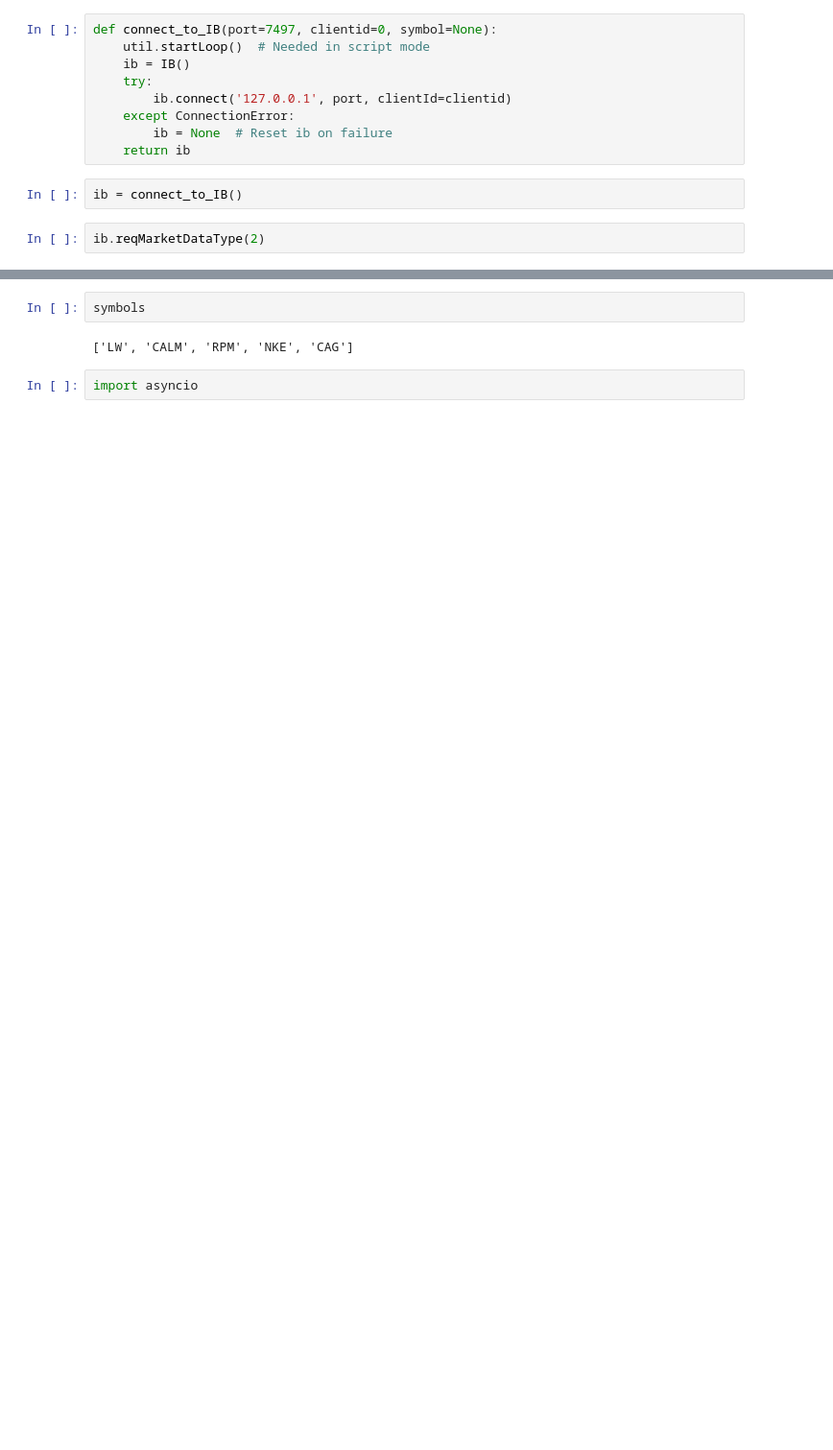
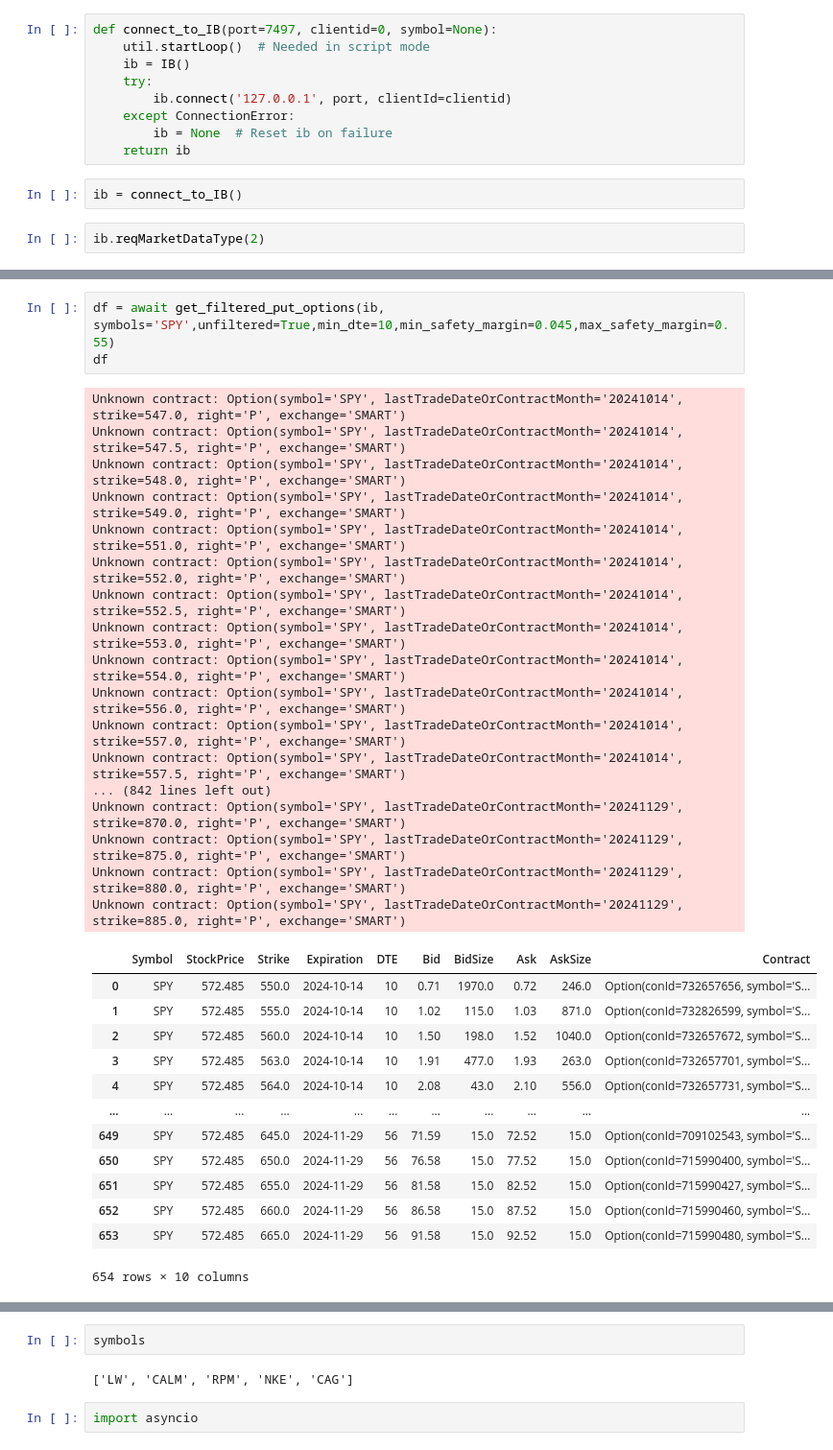
Before and after one commit to lowQuant/IB-Multi-Strategy-ATS, a Jupyter notebook: data_and_research/notebooks/options.ipynb, the cells around one changed output, grey strips where cells are left out. Shown: that part at 96% size. Saved outputs shown, nothing was run; the diff lists cells and outputs as text; blank space fills up the shorter version.

```diff
--- a/data_and_research/notebooks/options.ipynb
+++ b/data_and_research/notebooks/options.ipynb
@@ -356,0 +333,34 @@ def get_filtered_put_options(ib, symbol, max_dte=60):
+# %%
+df = await get_filtered_put_options(ib, symbols='SPY',unfiltered=True,min_dte=10,min_safety_margin=0.045,max_safety_margin=0.55)
+df
+# %% [output]
+Unknown contract: Option(symbol='SPY', lastTradeDateOrContractMonth='20241014', strike=547.0, right='P', exchange='SMART')
+Unknown contract: Option(symbol='SPY', lastTradeDateOrContractMonth='20241014', strike=547.5, right='P', exchange='SMART')
+Unknown contract: Option(symbol='SPY', lastTradeDateOrContractMonth='20241014', strike=548.0, right='P', exchange='SMART')
+Unknown contract: Option(symbol='SPY', lastTradeDateOrContractMonth='20241014', strike=549.0, right='P', exchange='SMART')
+Unknown contract: Option(symbol='SPY', lastTradeDateOrContractMonth='20241014', strike=551.0, right='P', exchange='SMART')
+Unknown contract: Option(symbol='SPY', lastTradeDateOrContractMonth='20241014', strike=552.0, right='P', exchange='SMART')
+Unknown contract: Option(symbol='SPY', lastTradeDateOrContractMonth='20241014', strike=552.5, right='P', exchange='SMART')
+Unknown contract: Option(symbol='SPY', lastTradeDateOrContractMonth='20241014', strike=553.0, right='P', exchange='SMART')
+Unknown contract: Option(symbol='SPY', lastTradeDateOrContractMonth='20241014', strike=554.0, right='P', exchange='SMART')
+Unknown contract: Option(symbol='SPY', lastTradeDateOrContractMonth='20241014', strike=556.0, right='P', exchange='SMART')
+Unknown contract: Option(symbol='SPY', lastTradeDateOrContractMonth='20241014', strike=557.0, right='P', exchange='SMART')
+Unknown contract: Option(symbol='SPY', lastTradeDateOrContractMonth='20241014', strike=557.5, right='P', exchange='SMART')
+... (842 lines left out)
+Unknown contract: Option(symbol='SPY', lastTradeDateOrContractMonth='20241129', strike=870.0, right='P', exchange='SMART')
+Unknown contract: Option(symbol='SPY', lastTradeDateOrContractMonth='20241129', strike=875.0, right='P', exchange='SMART')
+Unknown contract: Option(symbol='SPY', lastTradeDateOrContractMonth='20241129', strike=880.0, right='P', exchange='SMART')
+Unknown contract: Option(symbol='SPY', lastTradeDateOrContractMonth='20241129', strike=885.0, right='P', exchange='SMART')
+|  | Symbol | StockPrice | Strike | Expiration | DTE | Bid | BidSize | Ask | AskSize | Contract |
+| 0 | SPY | 572.485 | 550.0 | 2024-10-14 | 10 | 0.71 | 1970.0 | 0.72 | 246.0 | Option(conId=732657656, symbol='S... |
+| 1 | SPY | 572.485 | 555.0 | 2024-10-14 | 10 | 1.02 | 115.0 | 1.03 | 871.0 | Option(conId=732826599, symbol='S... |
+| 2 | SPY | 572.485 | 560.0 | 2024-10-14 | 10 | 1.50 | 198.0 | 1.52 | 1040.0 | Option(conId=732657672, symbol='S... |
+| 3 | SPY | 572.485 | 563.0 | 2024-10-14 | 10 | 1.91 | 477.0 | 1.93 | 263.0 | Option(conId=732657701, symbol='S... |
+| 4 | SPY | 572.485 | 564.0 | 2024-10-14 | 10 | 2.08 | 43.0 | 2.10 | 556.0 | Option(conId=732657731, symbol='S... |
+| ... | ... | ... | ... | ... | ... | ... | ... | ... | ... | ... |
+| 649 | SPY | 572.485 | 645.0 | 2024-11-29 | 56 | 71.59 | 15.0 | 72.52 | 15.0 | Option(conId=709102543, symbol='S... |
+| 650 | SPY | 572.485 | 650.0 | 2024-11-29 | 56 | 76.58 | 15.0 | 77.52 | 15.0 | Option(conId=715990400, symbol='S... |
+| 651 | SPY | 572.485 | 655.0 | 2024-11-29 | 56 | 81.58 | 15.0 | 82.52 | 15.0 | Option(conId=715990427, symbol='S... |
+| 652 | SPY | 572.485 | 660.0 | 2024-11-29 | 56 | 86.58 | 15.0 | 87.52 | 15.0 | Option(conId=715990460, symbol='S... |
+| 653 | SPY | 572.485 | 665.0 | 2024-11-29 | 56 | 91.58 | 15.0 | 92.52 | 15.0 | Option(conId=715990480, symbol='S... |
+654 rows × 10 columns
```
Also changed, not shown: parts of 27 cells of this notebook, 6 other files.
